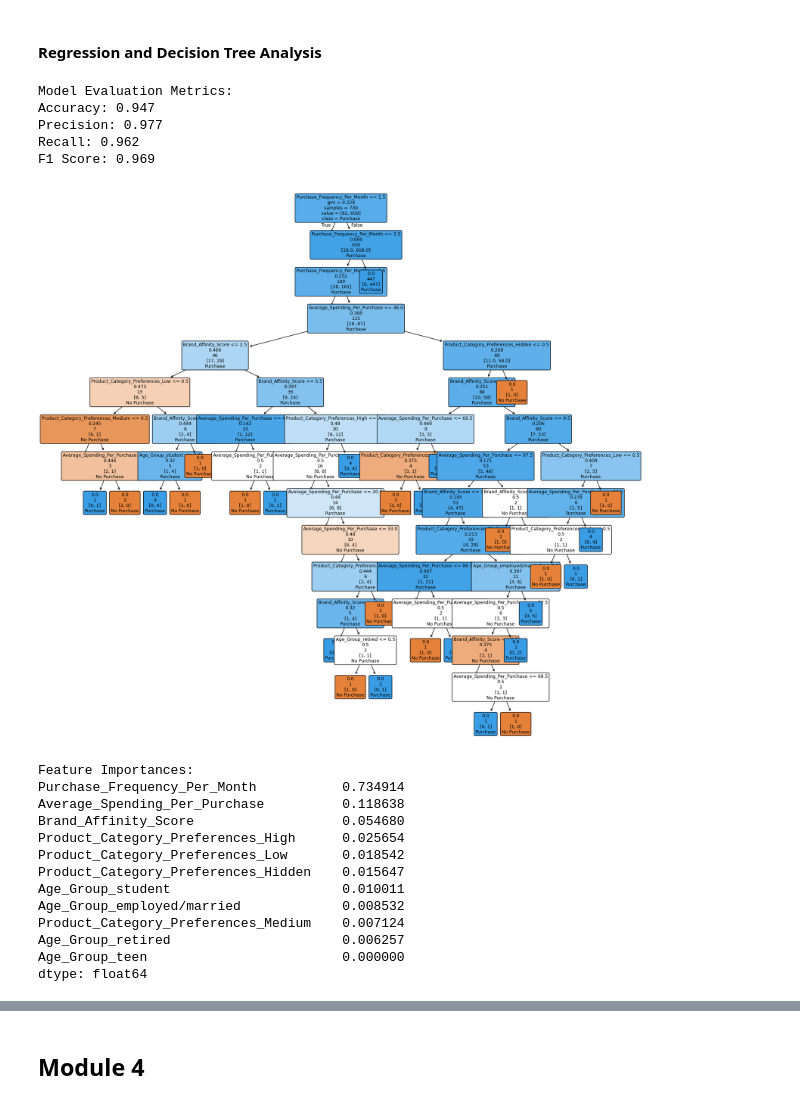
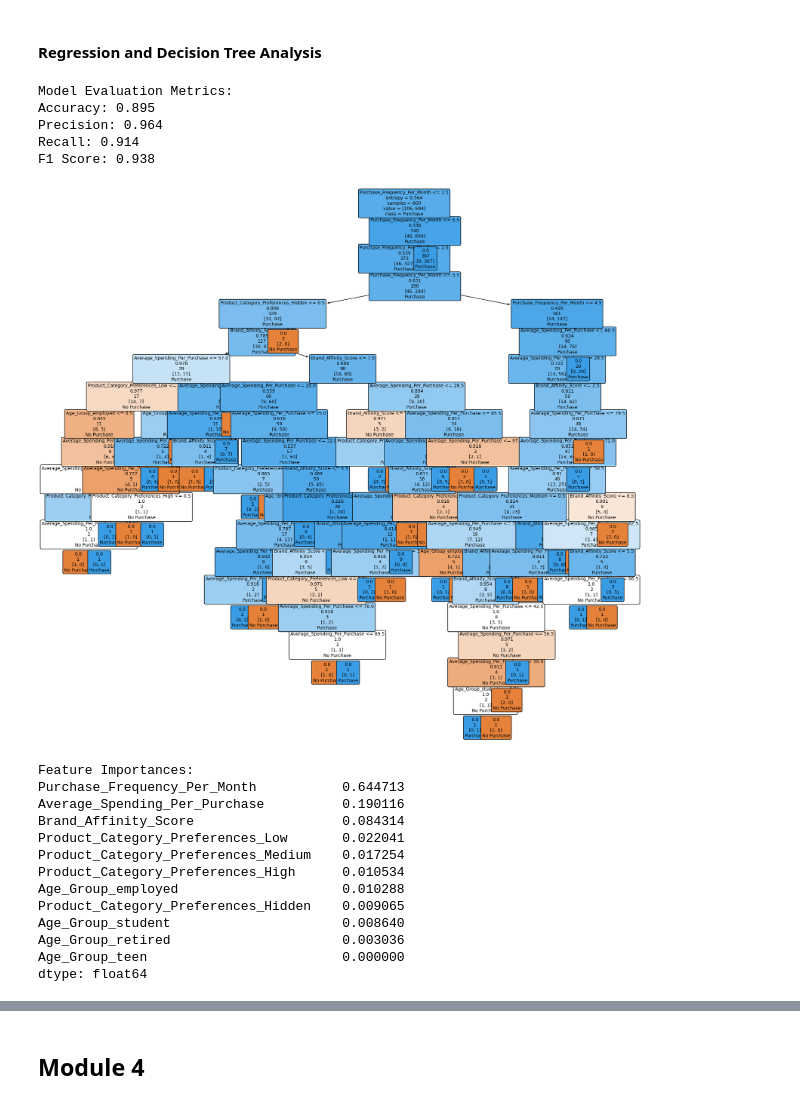
Before and after one commit to its-hasaan/Imtiaz-Mart-Customer-Behavior-Analysis-Predictive-Modeling, a Jupyter notebook: Projectfile.ipynb, the cells around one changed output, grey strips where cells are left out. Saved outputs shown, nothing was run; the diff lists cells and outputs as text; code cells hidden in the pictures.

```diff
--- a/Projectfile.ipynb
+++ b/Projectfile.ipynb
@@ -199,11 +203,6 @@ df['Purchase_Date'] = pd.to_datetime(df['Purchase_Date'], errors='coerce')
 df['Gender'] = df['Gender'].str.lower()
 df['Product_Category'] = df['Product_Category'].str.capitalize()
 
-# Convert numeric columns stored as strings
-df['Purchase_Amount'] = pd.to_numeric(df['Purchase_Amount'], errors='coerce')
-df['Average_Spending_Per_Purchase'] = pd.to_numeric(df['Average_Spending_Per_Purchase'], errors='coerce')
-df['Age'] = pd.to_numeric(df['Age'], errors='coerce')
-
 # Remove starting/ending whitespaces
 df['Brand'] = df['Brand'].str.strip()
 
@@ -212,13 +213,13 @@ df['Brand'] = df['Brand'].replace({'Brnd_A': 'Brand_A', 'brand a': 'Brand_A'})
 # %%
 # column recency that caculates days since the last purchase
 # reference date
-reference_date = pd.Timestamp('2023-10-08')
+reference_date = pd.Timestamp('2023-12-30')
 # calculate recency
-last_purchase = df.groupby('Customer_ID')['Purchase_Date'].max().reset_index()
+last_purchase = df.groupby('Customer_ID')['Purchase_Date'].max().reset_index() # last_purchase will contain customer ID and latest purchase date
 df['Recency'] = (reference_date - last_purchase['Purchase_Date']).dt.days
 
-#printing row where recency = max to see if data is consistance i.e. will purchase = 1/0
-# max_recency_row = df[df['Recency'] == df['Recency'].max()]
+# # printing row where recency = max to see if data is consistance i.e. will purchase = 1/0
+# max_recency_row = df[df['Recency'] == df['Recency'].min()]
 # print(max_recency_row)
 
 # Define age groups
@@ -230,7 +231,7 @@ def categorize_age(age):
     elif 19 <= age <= 25:
         return 'student'
     elif 26 <= age <= 60:
-        return 'employed/married'
+        return 'employed'
     elif age > 60:
         return 'retired'
 
@@ -660,10 +712,7 @@ plt.show()
 # %% [markdown]
 #### Regression and Decision Tree Analysis
 # %%
-# Step 1: Engineer the binary target variable
-# Assuming 'Will_Purchase_Next_Month' is already in the dataset as 1 or 0
-
-# Step 2: Select features for the model
+# Select features for the model
 features = ['Purchase_Frequency_Per_Month', 'Average_Spending_Per_Purchase', 'Brand_Affinity_Score', 'Product_Category_Preferences', 'Age_Group']
 X = df[features]
 y = df['Will_Purchase_Next_Month']
@@ -671,74 +720,73 @@ y = df['Will_Purchase_Next_Month']
 # Handle categorical variables (if any)
 X = pd.get_dummies(X)
 
-# Step 3: Split the data into training and testing sets
+# Split the data into training and testing sets
 from sklearn.model_selection import train_test_split
-                                                #30% data for testing , maintains class distribution,
-X_train, X_test, y_train, y_test = train_test_split(X, y, test_size=0.3, stratify=y, random_state=42)
+                                                #20% data for testing , maintains class distribution,
+X_train, X_test, y_train, y_test = train_test_split(X, y, test_size=0.2, stratify=y, random_state=42)
 
-# Step 4: Train a decision tree classifier
+# Train a decision tree classifier
 from sklearn.tree import DecisionTreeClassifier
 from sklearn.metrics import accuracy_score, precision_score, recall_score, f1_score
 # Initialize the classifier
-clf = DecisionTreeClassifier(criterion='gini', random_state=42)
+clf = DecisionTreeClassifier(criterion='entropy', random_state=42)
 
 # Train the classifier
 clf.fit(X_train, y_train)
 
-# Step 5: Make predictions on the test set
+# Make predictions on the test set
 y_pred = clf.predict(X_test)
 
-# Step 6: Evaluate the model
+# Evaluate the model
 accuracy = accuracy_score(y_test, y_pred)
 precision = precision_score(y_test, y_pred)
 recall = recall_score(y_test, y_pred)
 f1 = f1_score(y_test, y_pred)
 
 print("Model Evaluation Metrics:")
 print(f"Accuracy: {accuracy:.3f}")
 print(f"Precision: {precision:.3f}")
 print(f"Recall: {recall:.3f}")
 print(f"F1 Score: {f1:.3f}")
 
-# Step 7: Plot the decision tree
+#  Plot the decision tree
 from sklearn import tree
-import matplotlib.pyplot as plt
 
 plt.figure(figsize=(20,20))
 tree.plot_tree(clf, feature_names=X.columns, class_names=['No Purchase', 'Purchase'], filled=True, fontsize=9, rounded=True, label='root')
 plt.show()
 
-# Step 8: Feature importance
+#  Feature importance
 importances = pd.Series(clf.feature_importances_, index=X.columns)
 importances = importances.sort_values(ascending=False)
 
 print("Feature Importances:")
 print(importances)
 
 # Plot feature importances
 plt.figure(figsize=(10,6))
 importances.plot(kind='bar')
 plt.title('Feature Importance')
 plt.xlabel('Features')
 plt.ylabel('Importance Score')
 plt.show()
 # %% [output]
 Model Evaluation Metrics:
-Accuracy: 0.947
-Precision: 0.977
-Recall: 0.962
-F1 Score: 0.969
+Accuracy: 0.895
+Precision: 0.964
+Recall: 0.914
+F1 Score: 0.938
-[figure, old version]
+[figure, new version]
 Feature Importances:
-Purchase_Frequency_Per_Month           0.734914
-Average_Spending_Per_Purchase          0.118638
-Brand_Affinity_Score                   0.054680
-Product_Category_Preferences_High      0.025654
-Product_Category_Preferences_Low       0.018542
-Product_Category_Preferences_Hidden    0.015647
-Age_Group_student                      0.010011
-Age_Group_employed/married             0.008532
-Product_Category_Preferences_Medium    0.007124
-Age_Group_retired                      0.006257
+Purchase_Frequency_Per_Month           0.644713
+Average_Spending_Per_Purchase          0.190116
+Brand_Affinity_Score                   0.084314
+Product_Category_Preferences_Low       0.022041
+Product_Category_Preferences_Medium    0.017254
+Product_Category_Preferences_High      0.010534
+Age_Group_employed                     0.010288
+Product_Category_Preferences_Hidden    0.009065
+Age_Group_student                      0.008640
+Age_Group_retired                      0.003036
 Age_Group_teen                         0.000000
 dtype: float64
```
Also changed, not shown: parts of 38 cells of this notebook.
